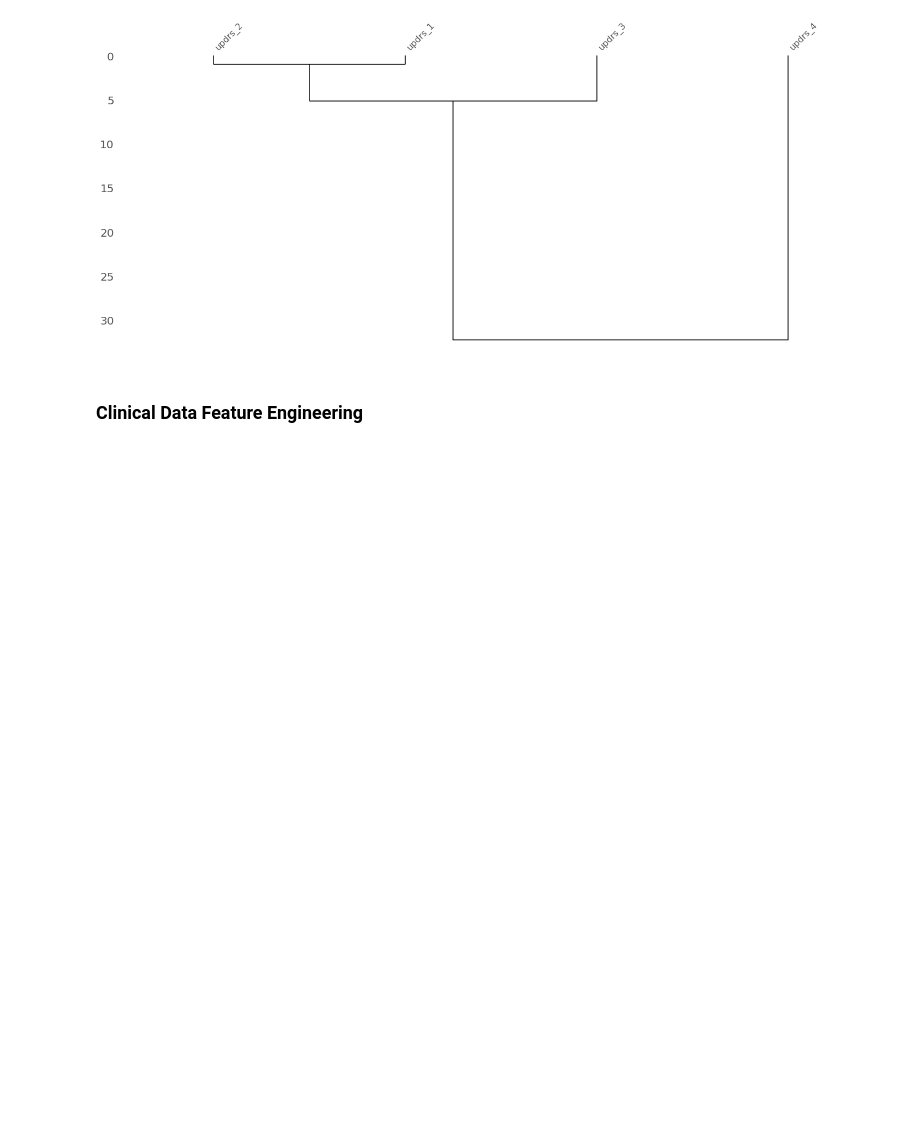
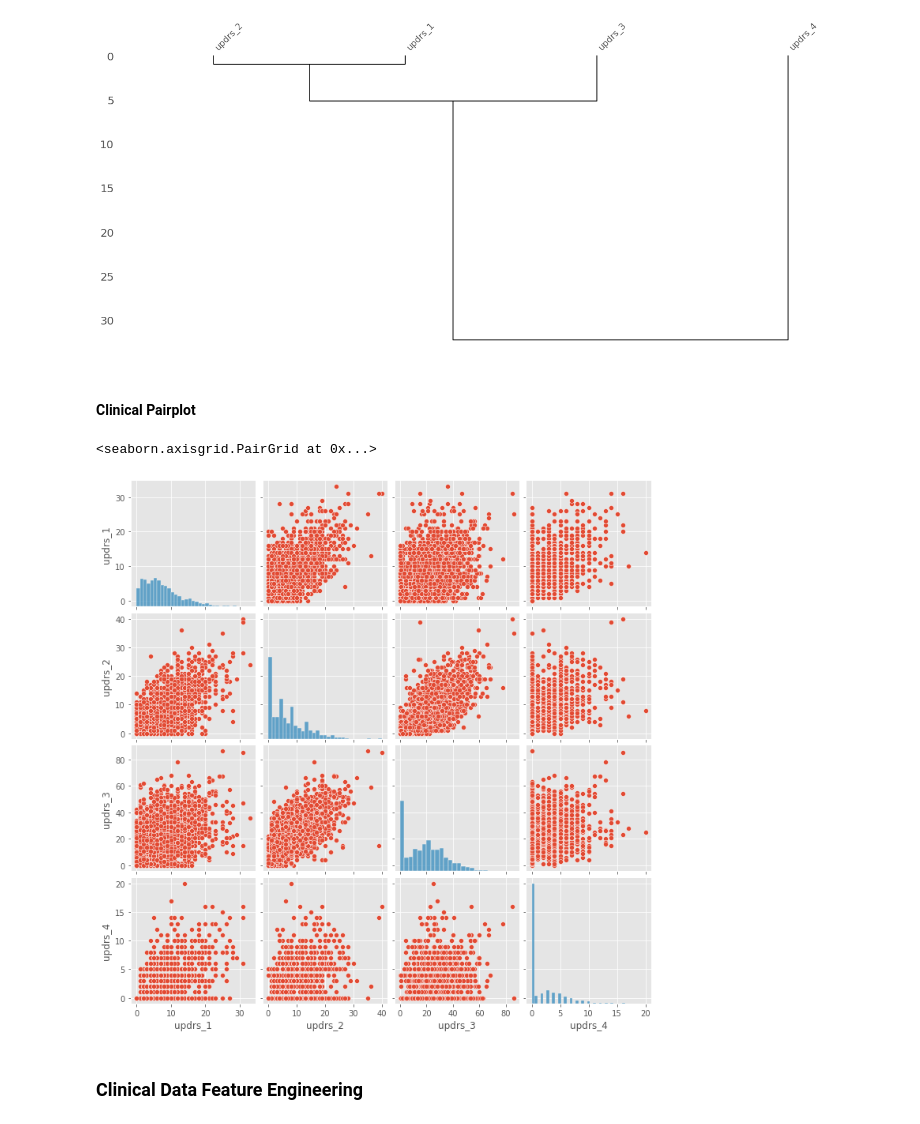
Before and after one commit to AlfredT15/AMP-Parkinsons, a Jupyter notebook: notebooks/exploration.ipynb, the cells around one changed output. Cells and saved outputs as stored; diff of their text form; code cells hidden in the pictures; blank space fills up the shorter version.

```diff
--- a/notebooks/exploration.ipynb
+++ b/notebooks/exploration.ipynb
@@ -208,6 +211,13 @@ mno.dendrogram(updrs_data)
 # %% [output]
 <AxesSubplot: >
 [figure]
+# %% [markdown]
+#### Clinical Pairplot
+# %%
+sns.pairplot(full_clinical_data[['updrs_1', 'updrs_2', 'updrs_3', 'updrs_4']])
+# %% [output]
+<seaborn.axisgrid.PairGrid at 0x...>
+[figure, added]
 # %% [markdown]
 ### Clinical Data Feature Engineering
 # %%
```
Also changed, not shown: parts of 13 cells of this notebook, 2 other files.
